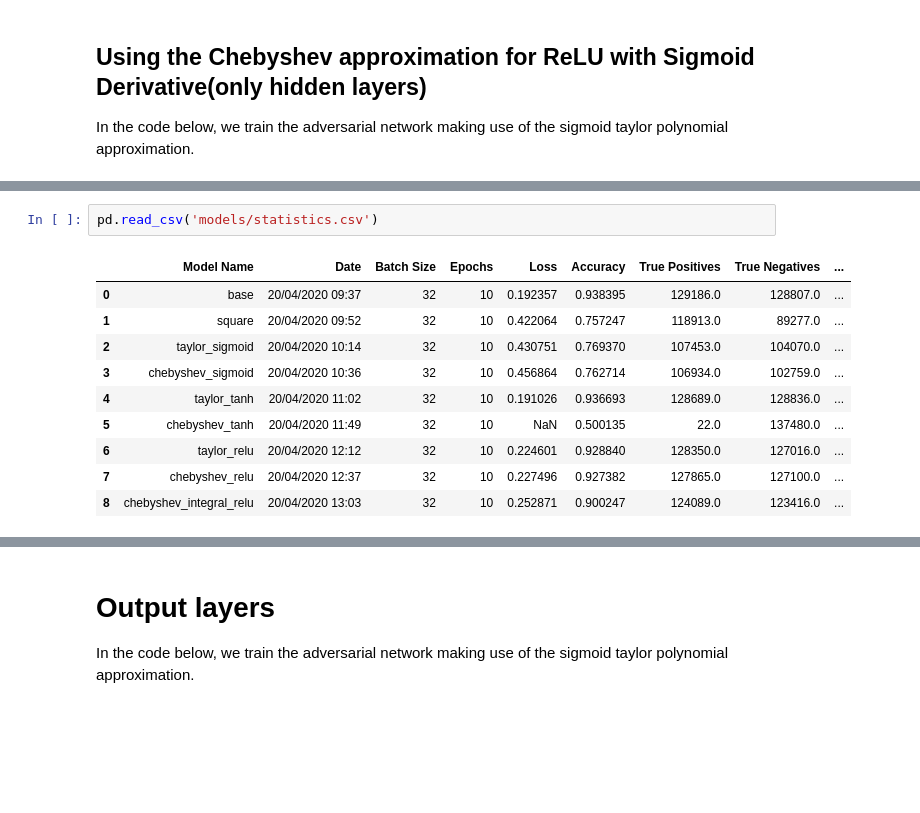
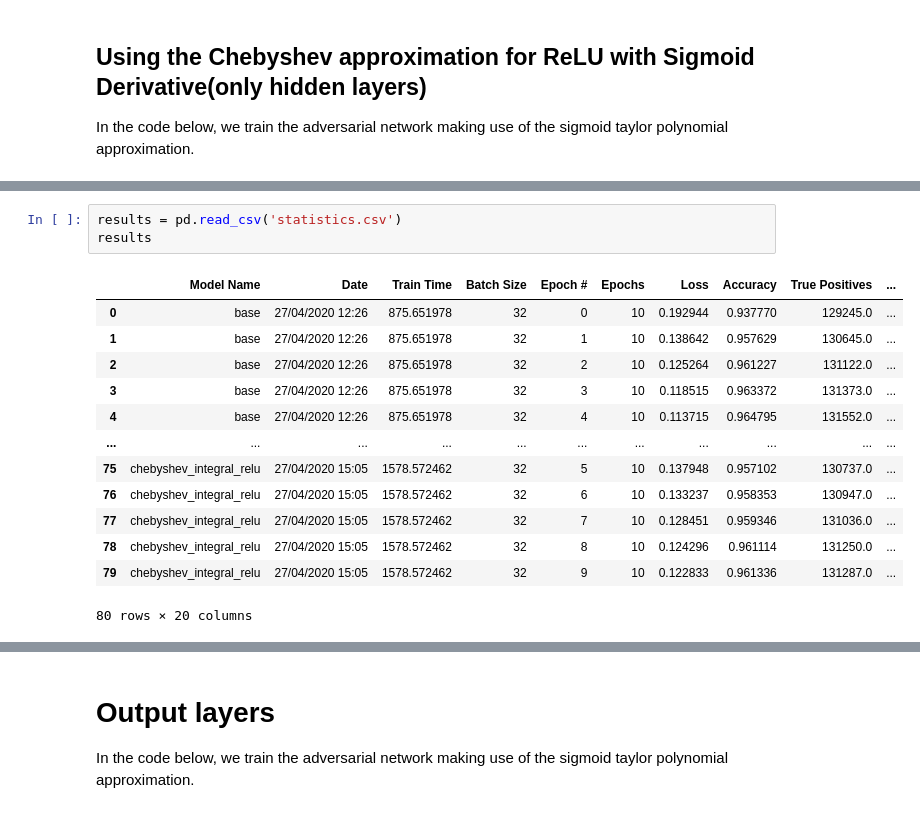
Before and after one commit to jcabrero/intel_ngraph_he, a Jupyter notebook: models/quickdraw/discriminator/AppleDiscriminator.ipynb, the cells around one changed output, grey strips where cells are left out. Drawn from its saved outputs; the diff is of its cells as text; blank space fills up the shorter version.

```diff
--- a/models/quickdraw/discriminator/AppleDiscriminator.ipynb
+++ b/models/quickdraw/discriminator/AppleDiscriminator.ipynb
@@ -997,13 +1073,17 @@ Epoch 10/10
 # %%
-pd.read_csv('models/statistics.csv')
+results = pd.read_csv('statistics.csv')
+results
 # %% [output]
-|  | Model Name | Date | Batch Size | Epochs | Loss | Accuracy | True Positives | True Negatives | ... |
-| 0 | base | 20/04/2020 09:37 | 32 | 10 | 0.192357 | 0.938395 | 129186.0 | 128807.0 | ... |
-| 1 | square | 20/04/2020 09:52 | 32 | 10 | 0.422064 | 0.757247 | 118913.0 | 89277.0 | ... |
-| 2 | taylor_sigmoid | 20/04/2020 10:14 | 32 | 10 | 0.430751 | 0.769370 | 107453.0 | 104070.0 | ... |
-| 3 | chebyshev_sigmoid | 20/04/2020 10:36 | 32 | 10 | 0.456864 | 0.762714 | 106934.0 | 102759.0 | ... |
-| 4 | taylor_tanh | 20/04/2020 11:02 | 32 | 10 | 0.191026 | 0.936693 | 128689.0 | 128836.0 | ... |
-| 5 | chebyshev_tanh | 20/04/2020 11:49 | 32 | 10 | NaN | 0.500135 | 22.0 | 137480.0 | ... |
-| 6 | taylor_relu | 20/04/2020 12:12 | 32 | 10 | 0.224601 | 0.928840 | 128350.0 | 127016.0 | ... |
-| 7 | chebyshev_relu | 20/04/2020 12:37 | 32 | 10 | 0.227496 | 0.927382 | 127865.0 | 127100.0 | ... |
-| 8 | chebyshev_integral_relu | 20/04/2020 13:03 | 32 | 10 | 0.252871 | 0.900247 | 124089.0 | 123416.0 | ... |
+|  | Model Name | Date | Train Time | Batch Size | Epoch # | Epochs | Loss | Accuracy | True Positives | ... |
+| 0 | base | 27/04/2020 12:26 | 875.651978 | 32 | 0 | 10 | 0.192944 | 0.937770 | 129245.0 | ... |
+| 1 | base | 27/04/2020 12:26 | 875.651978 | 32 | 1 | 10 | 0.138642 | 0.957629 | 130645.0 | ... |
+| 2 | base | 27/04/2020 12:26 | 875.651978 | 32 | 2 | 10 | 0.125264 | 0.961227 | 131122.0 | ... |
+| 3 | base | 27/04/2020 12:26 | 875.651978 | 32 | 3 | 10 | 0.118515 | 0.963372 | 131373.0 | ... |
+| 4 | base | 27/04/2020 12:26 | 875.651978 | 32 | 4 | 10 | 0.113715 | 0.964795 | 131552.0 | ... |
+| ... | ... | ... | ... | ... | ... | ... | ... | ... | ... | ... |
+| 75 | chebyshev_integral_relu | 27/04/2020 15:05 | 1578.572462 | 32 | 5 | 10 | 0.137948 | 0.957102 | 130737.0 | ... |
+| 76 | chebyshev_integral_relu | 27/04/2020 15:05 | 1578.572462 | 32 | 6 | 10 | 0.133237 | 0.958353 | 130947.0 | ... |
+| 77 | chebyshev_integral_relu | 27/04/2020 15:05 | 1578.572462 | 32 | 7 | 10 | 0.128451 | 0.959346 | 131036.0 | ... |
+| 78 | chebyshev_integral_relu | 27/04/2020 15:05 | 1578.572462 | 32 | 8 | 10 | 0.124296 | 0.961114 | 131250.0 | ... |
+| 79 | chebyshev_integral_relu | 27/04/2020 15:05 | 1578.572462 | 32 | 9 | 10 | 0.122833 | 0.961336 | 131287.0 | ... |
+80 rows × 20 columns
```
Also changed, not shown: parts of 31 cells of this notebook, 30 other files.
